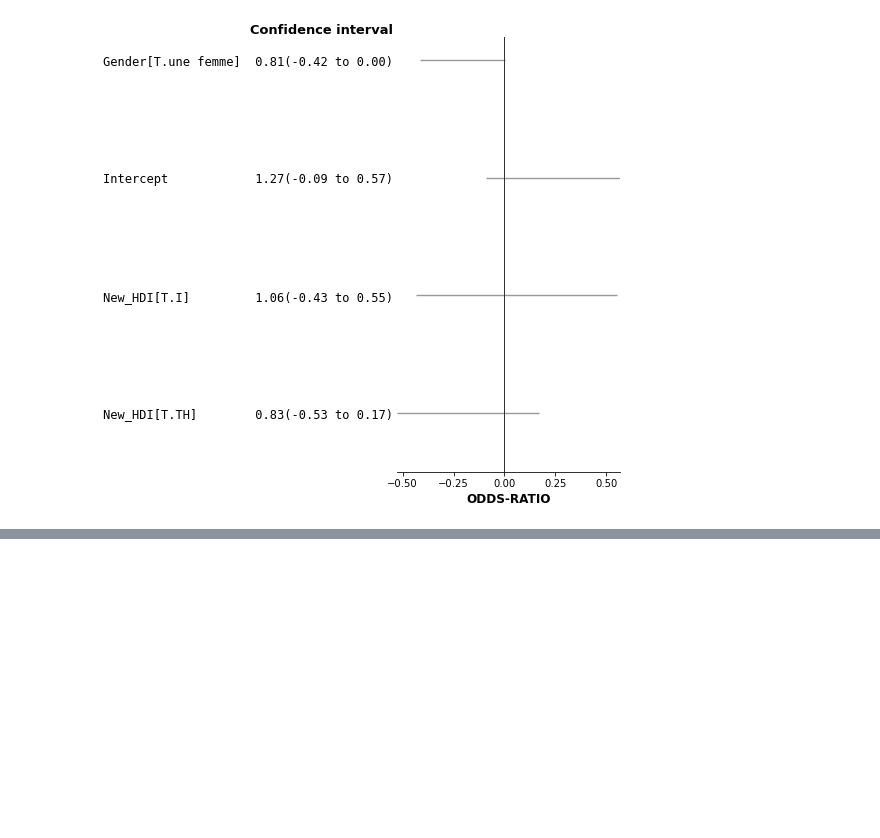
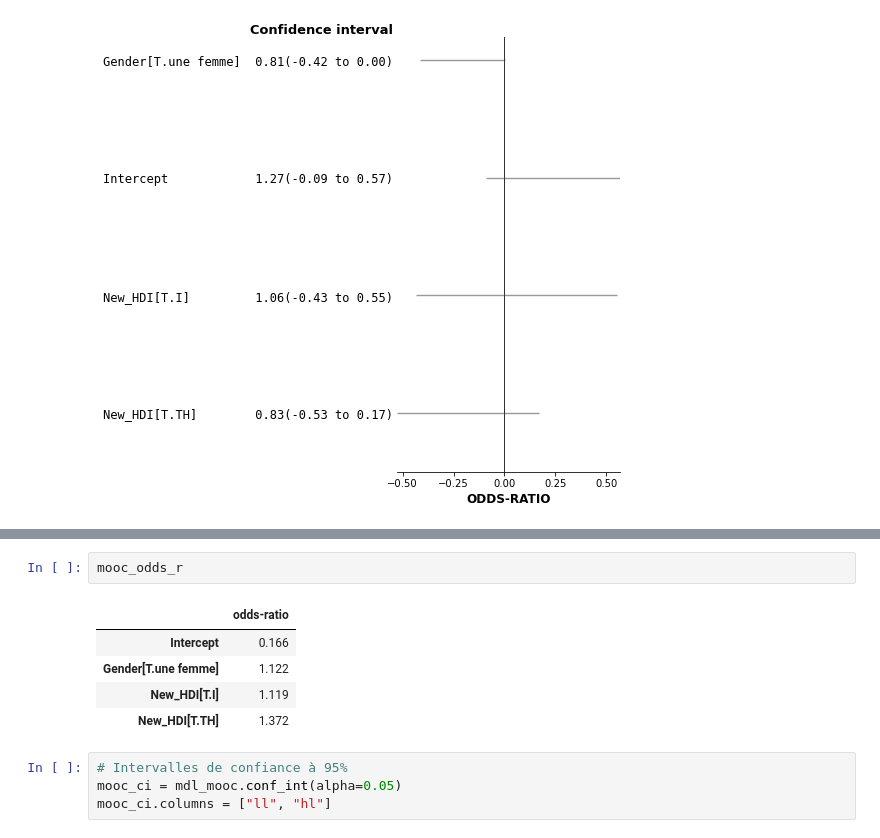
Before and after one commit to smtux/DUDA, a Jupyter notebook: statistique/src/mooc_mertes.ipynb, the cells around one changed output, grey strips where cells are left out. Drawn from its saved outputs; the diff is of its cells as text; blank space fills up the shorter version.

```diff
--- a/statistique/src/mooc_mertes.ipynb
+++ b/statistique/src/mooc_mertes.ipynb
@@ -1074,0 +1102,12 @@ plt.show()
+# %%
+mooc_odds_r
+# %% [output]
+|  | odds-ratio |
+| Intercept | 0.166 |
+| Gender[T.une femme] | 1.122 |
+| New_HDI[T.I] | 1.119 |
+| New_HDI[T.TH] | 1.372 |
+# %%
+# Intervalles de confiance à 95%
+mooc_ci = mdl_mooc.conf_int(alpha=0.05)
+mooc_ci.columns = ["ll", "hl"]
```
Also changed, not shown: parts of 9 cells of this notebook.
